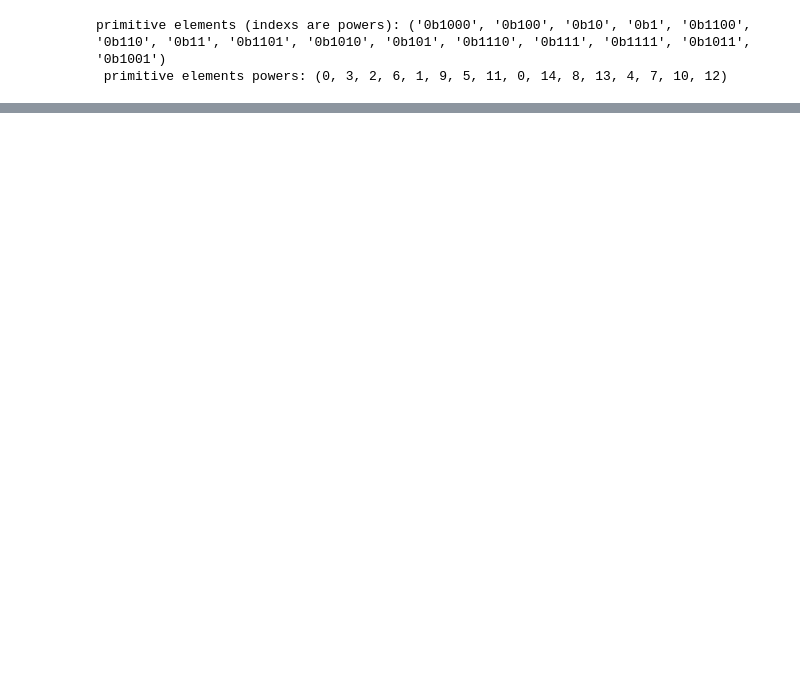
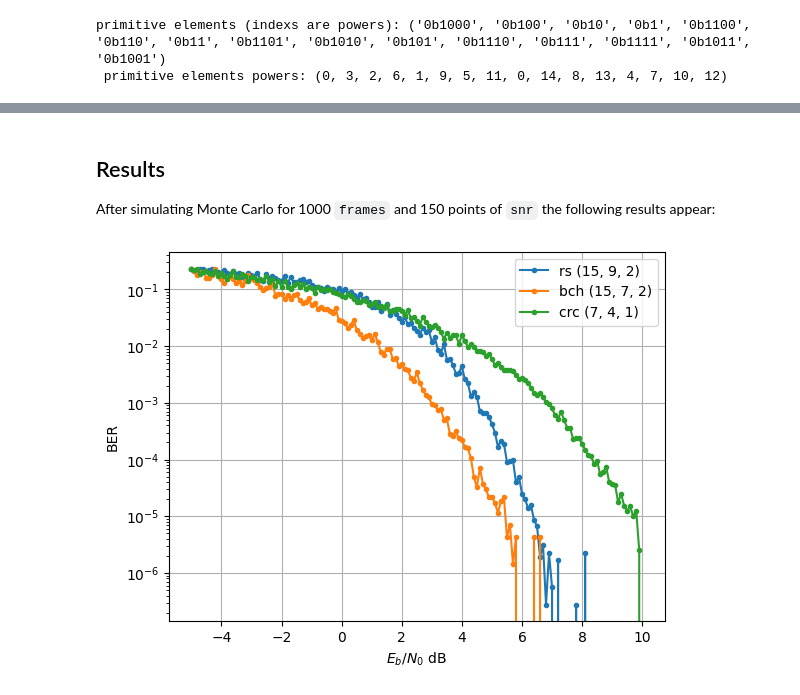
Before and after one commit to Al1r33za/Channel-Coding-Simulation, a Jupyter notebook: report.ipynb, the cells around one changed output, grey strips where cells are left out. Saved outputs shown, nothing was run; the diff lists cells and outputs as text; code cells hidden in the pictures; blank space fills up the shorter version.

```diff
--- a/report.ipynb
+++ b/report.ipynb
@@ -114,0 +303,23 @@ RecursionError: maximum recursion depth exceeded
+# %% [markdown]
+## Results
+After simulating Monte Carlo for 1000 `frames` and 150 points of `snr` the following results appear:
+# %%
+import pandas as pd
+import matplotlib.pyplot as plt
+
+rs = pd.read_csv("./SIM_FILES/rs_ber.csv")
+bch = pd.read_csv("./SIM_FILES/bch_ber.csv")
+crc = pd.read_csv("./SIM_FILES/crc_ber.csv")
+
+plt.figure()
+plt.semilogy(rs["EbN0"], rs["BER"], marker=".", label='rs (15, 9, 2)')
+plt.semilogy(bch["EbN0"], bch["BER"], marker=".", label='bch (15, 7, 2)')
+plt.semilogy(crc["EbN0"], crc["BER"], marker=".", label='crc (7, 4, 1)')
+plt.xlabel("$E_b/N_0$ dB")
+plt.ylabel("BER")
+plt.grid(True)
+
+plt.legend()
+plt.show()
+# %% [output]
+[figure, added]
```
Also changed, not shown: parts of 13 cells of this notebook, 7 other files.
